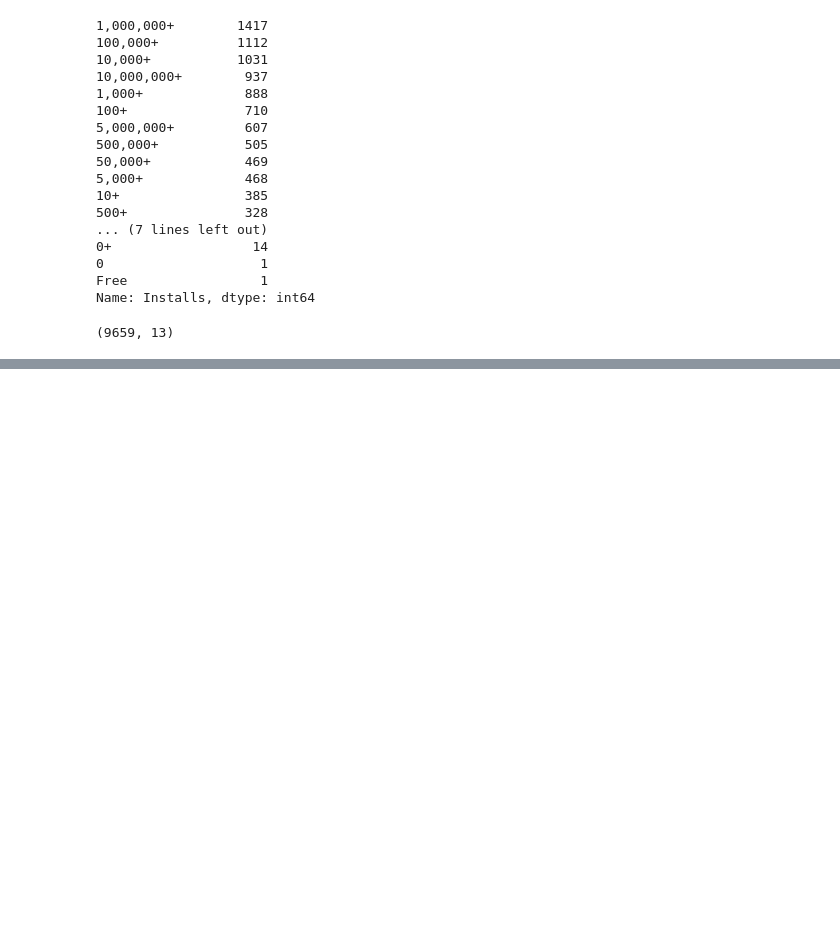
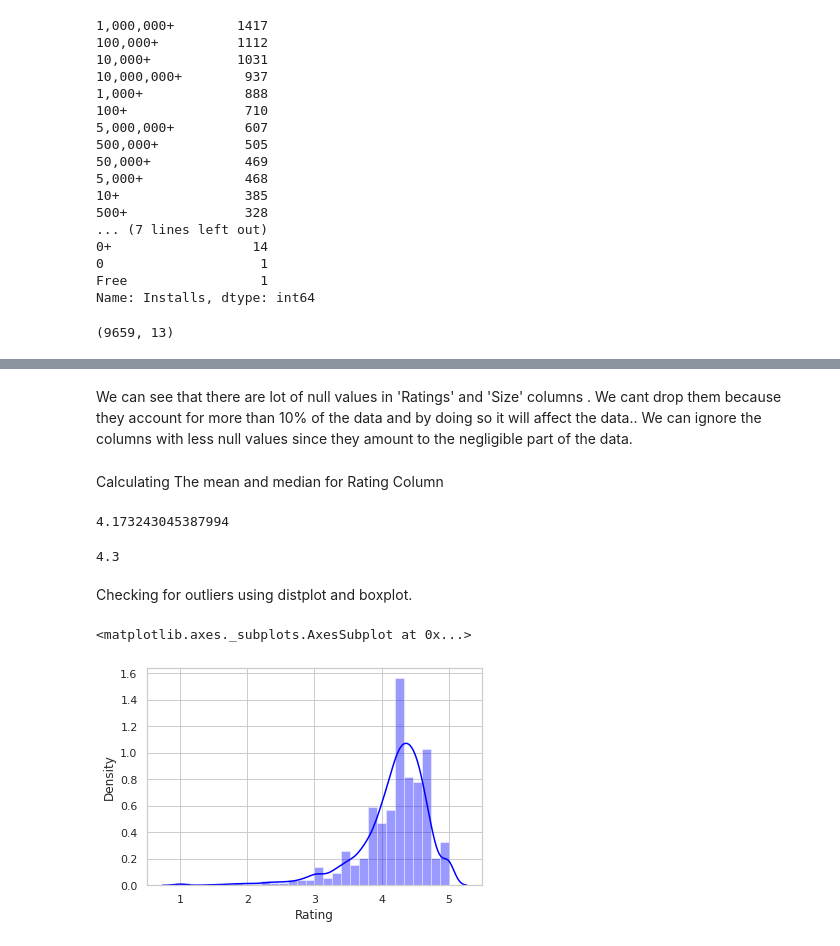
Before and after one commit to Koti-RK/Playstore-App-Review-Analysis, a Jupyter notebook: PlayStore_App_Review_Analysis_Capstone_Project.ipynb, the cells around one changed output, grey strips where cells are left out. Cells and saved outputs as stored; diff of their text form; code cells hidden in the pictures; blank space fills up the shorter version.

```diff
--- a/PlayStore_App_Review_Analysis_Capstone_Project.ipynb
+++ b/PlayStore_App_Review_Analysis_Capstone_Project.ipynb
@@ -195,0 +245,7 @@ df.head()
+# %%
+# Converting KB to MB
+df['Size'] = df['Size'].apply(lambda x: str(x).replace('Varies with device', 'NaN') if 'Varies with device' in str(x) else x)
+df['Size'] = df['Size'].apply(lambda x: str(x).replace('M', '') if 'M' in str(x) else x)
+df['Size'] = df['Size'].apply(lambda x: str(x).replace(',', '') if 'M' in str(x) else x)
+df['Size'] = df['Size'].apply(lambda x: float(str(x).replace('k', '')) / 1000 if 'k' in str(x) else x)
+df['Size'] = df['Size'].apply(lambda x: float(x))
@@ -195,0 +286,21 @@ df.head()
+# %% [markdown]
+We can see that there are lot of null values in 'Ratings' and 'Size' columns . We cant drop them because they account for more than 10% of the data and by doing so it will affect the data.. We can ignore the columns with less null values since they amount to the negligible part of the data.
+# %% [markdown]
+Calculating The mean and median for Rating Column
+# %%
+mean = df['Rating'].mean()
+mean
+# %% [output]
+4.173243045387994
+# %%
+median = df['Rating'].median()
+median
+# %% [output]
+4.3
+# %% [markdown]
+Checking for outliers using distplot and boxplot.
+# %%
+sns.distplot(df['Rating'],color='blue',bins=30)
+# %% [output]
+<matplotlib.axes._subplots.AxesSubplot at 0x...>
+[figure, added]
```
Also changed, not shown: parts of 12 cells of this notebook.
